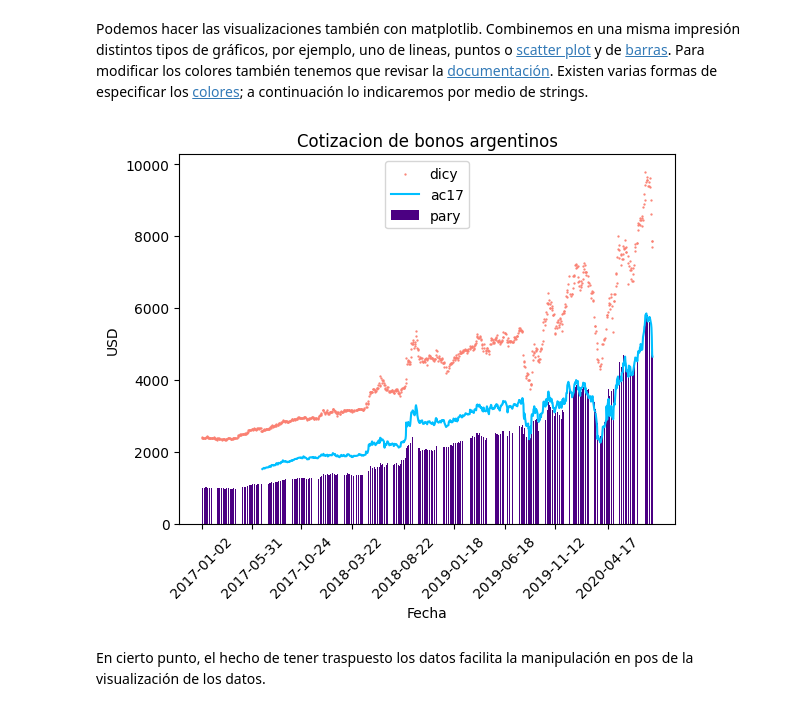
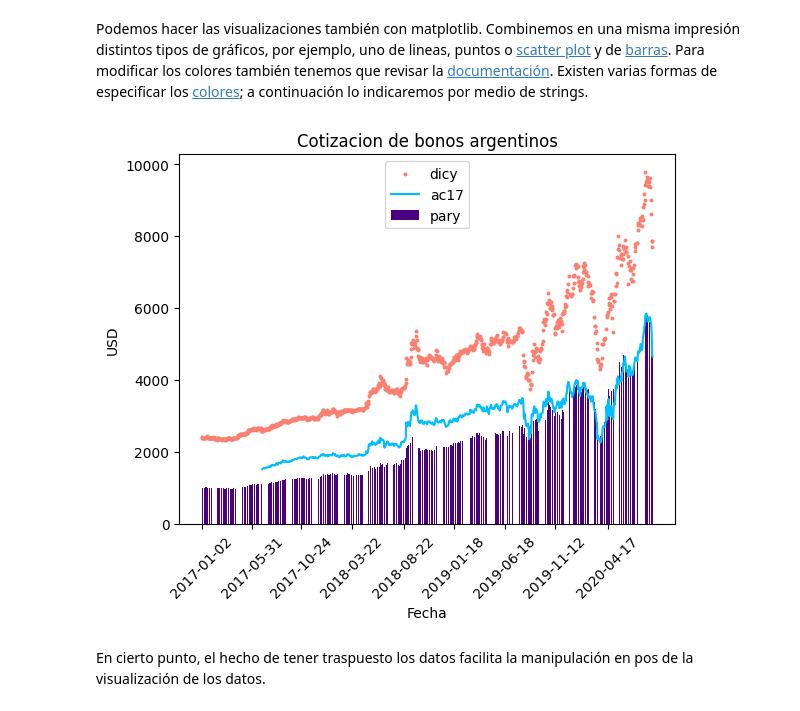
Before and after one commit to mateosuster/pythonungs, a Jupyter notebook: codigos/manipulacion_de_datos/4_Manipulación_de_DataFrames.ipynb, the cells around one changed output. Cells and saved outputs as stored; diff of their text form; code cells hidden in the pictures.

```diff
--- a/codigos/manipulacion_de_datos/4_Manipulación_de_DataFrames.ipynb
+++ b/codigos/manipulacion_de_datos/4_Manipulación_de_DataFrames.ipynb
@@ -677,18 +698,18 @@ Podemos hacer las visualizaciones también con matplotlib. Combinemos en una mis
 # %%
 import matplotlib.pyplot as plt
 
 # df_filtrado.set_index("indice_tiempo", inplace=True)
-plt.scatter(df_filtrado.index, df_filtrado.dicy_cotizacion, label= "dicy", s = 0.4, c = "salmon")
+plt.scatter(df_filtrado.index, df_filtrado.dicy_cotizacion, label= "dicy", s = 3.4, c = "salmon")
 plt.bar(df_filtrado.index, df_filtrado.pary_cotizacion , label= "pary", color = "indigo")
 plt.plot(df_filtrado.index, df_filtrado.ac17_cotizacion , label= "ac17", color = "deepskyblue")
 plt.xlabel("Fecha")
 plt.ylabel("USD")
 plt.title("Cotizacion de bonos argentinos")
 plt.legend(loc = "best")
 plt.xticks(df_filtrado.index[::100],  rotation=45)
 plt.show()
 # %% [output]
-[figure, old version]
+[figure, new version]
 # %% [markdown]
 En cierto punto, el hecho de tener traspuesto los datos facilita la manipulación en pos de la visualización de los datos.
 # %%
```
Also changed, not shown: parts of 9 cells of this notebook.
